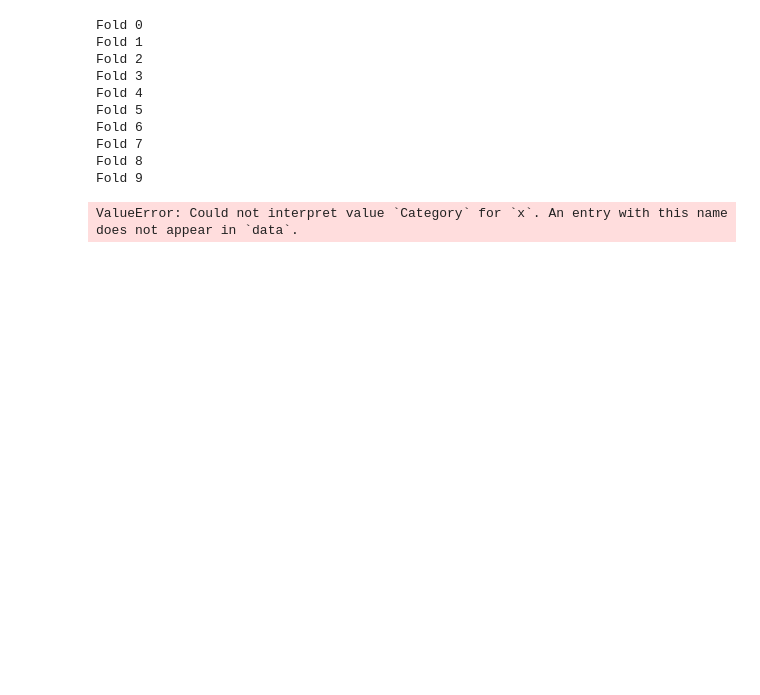
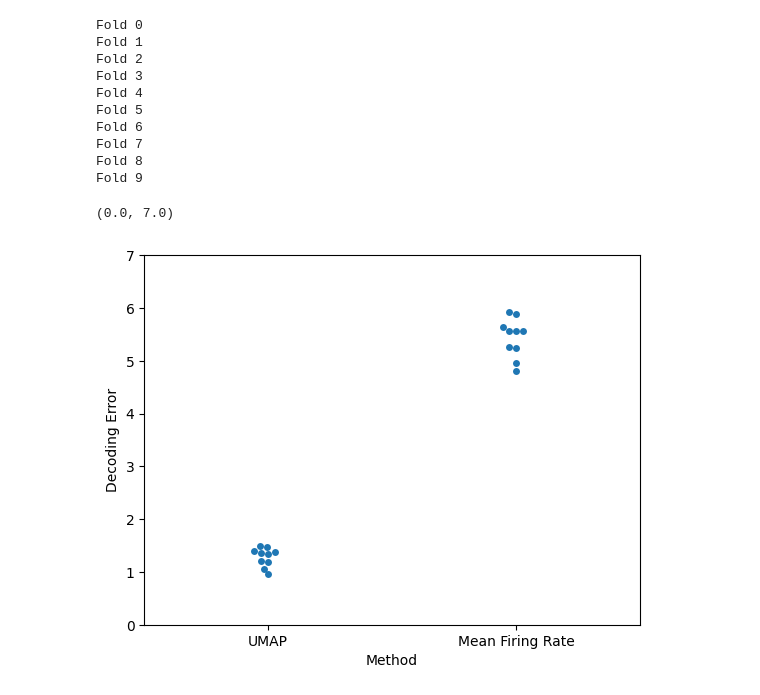
Before and after one commit to bendor-lab/Representational_drift_and_replay_analysis, a Jupyter notebook: Dimension Reduction/UMAP/firingSpeedVariance.ipynb, the cells around one changed output. Saved outputs shown, nothing was run; the diff lists cells and outputs as text; code cells hidden in the pictures; blank space fills up the shorter version.

```diff
--- a/Dimension Reduction/UMAP/firingSpeedVariance.ipynb
+++ b/Dimension Reduction/UMAP/firingSpeedVariance.ipynb
@@ -198,9 +197,12 @@ Fold 8
 Fold 9
 # %%
 import seaborn as sns
-plot_data = pd.DataFrame({'Value': np.concatenate([score, score_FR]),
-                     'Category': ['List1']*len(score) + ['List2']*len(score_FR)})
+plot_data = pd.DataFrame({'Decoding Error': np.concatenate([score, score_FR]),
+                     'Method': ["UMAP"]*len(score) + ["Mean Firing Rate"]*len(score_FR)})
 
-sns.swarmplot(x='Category', y='Value', data=data)
+sns.swarmplot(x='Method', y='Decoding Error', data=plot_data)
+# change y axis from 0 to 7
+plt.ylim(0, 7)
 # %% [output]
-ValueError: Could not interpret value `Category` for `x`. An entry with this name does not appear in `data`.
+(0.0, 7.0)
+[figure, added]
```
Also changed, not shown: parts of 7 cells of this notebook, 3 other files.
